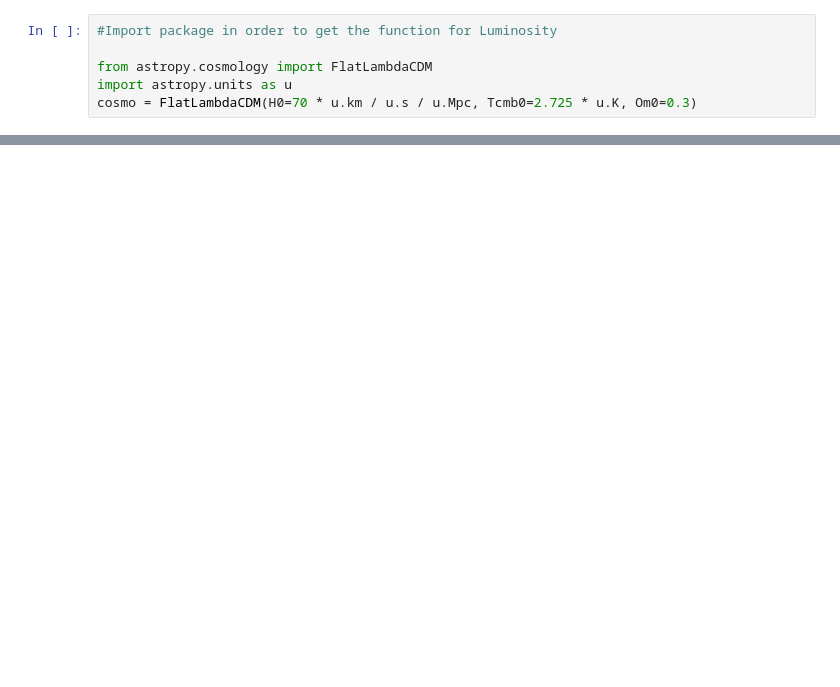
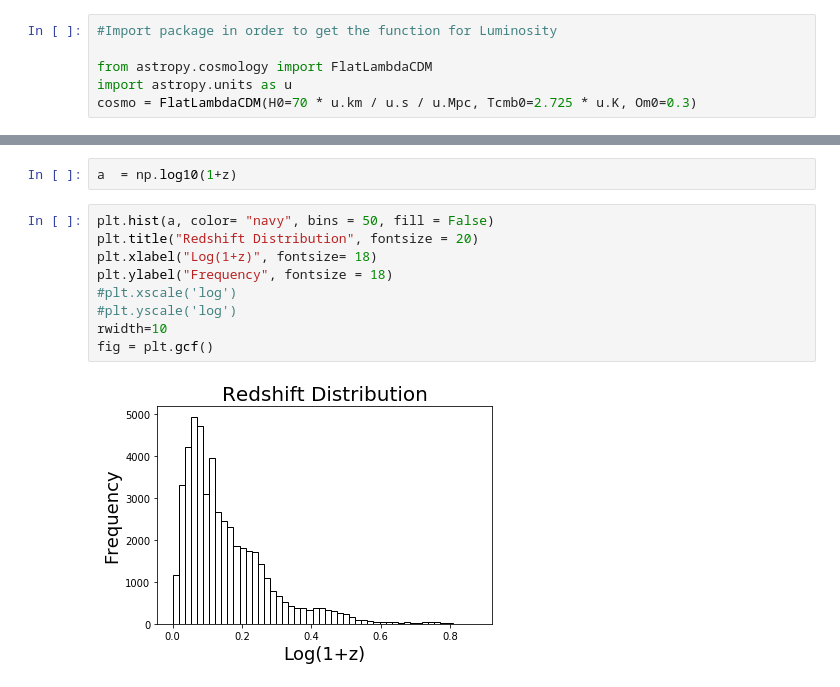
Before and after one commit to gfabj/Oxford-Research, a Jupyter notebook: LOFAR_project.ipynb, the cells around one changed output, grey strips where cells are left out. Drawn from its saved outputs; the diff is of its cells as text; blank space fills up the shorter version.

```diff
--- a/LOFAR_project.ipynb
+++ b/LOFAR_project.ipynb
@@ -138,0 +153,13 @@ plt.show()
+# %%
+a  = np.log10(1+z)
+# %%
+plt.hist(a, color= "navy", bins = 50, fill = False)
+plt.title("Redshift Distribution", fontsize = 20)
+plt.xlabel("Log(1+z)", fontsize= 18)
+plt.ylabel("Frequency", fontsize = 18)
+#plt.xscale('log')
+#plt.yscale('log')
+rwidth=10
+fig = plt.gcf()
+# %% [output]
+[figure, added]
```
Also changed, not shown: parts of 14 cells of this notebook.
